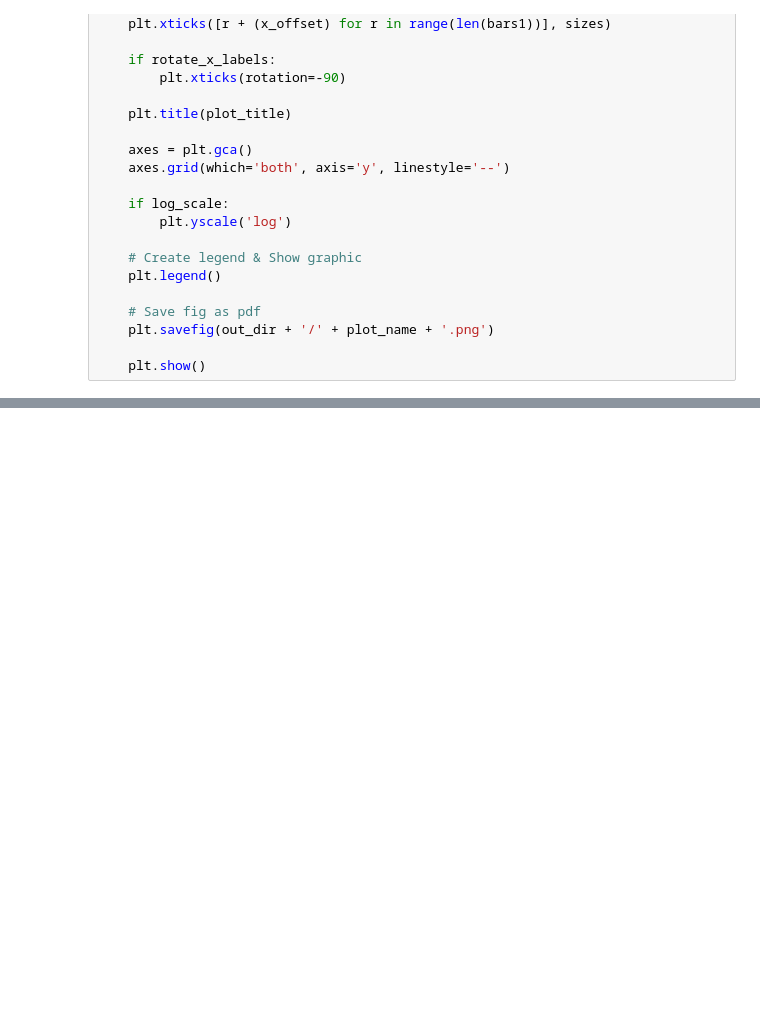
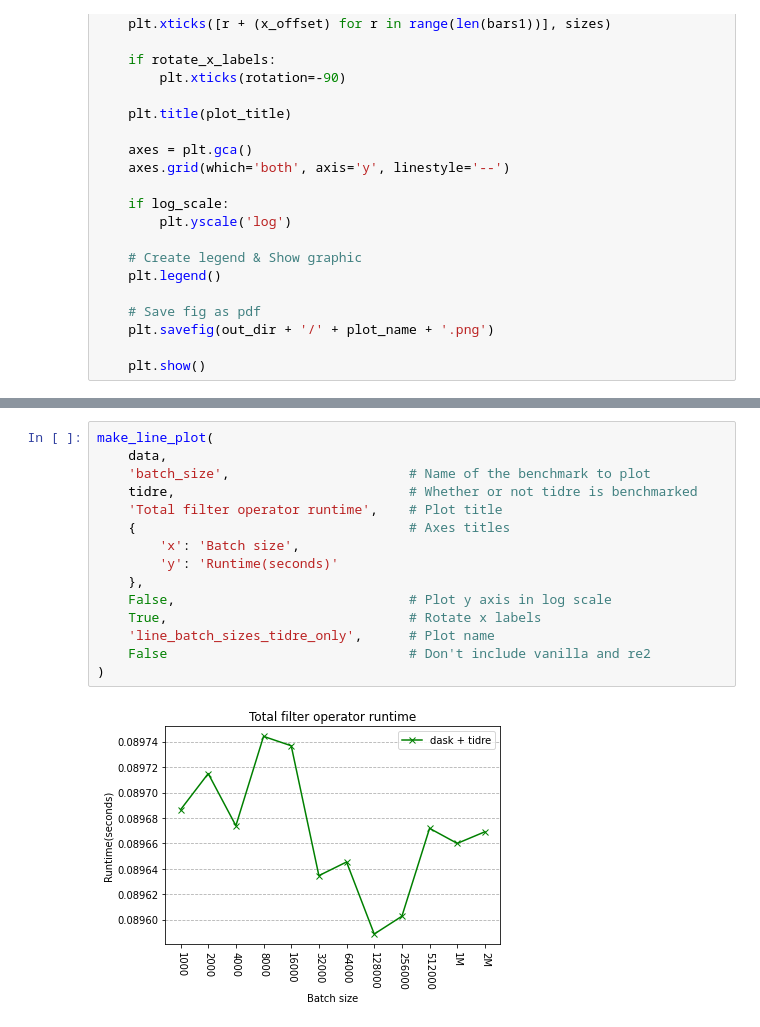
Before and after one commit to teratide/dask-accelerated, a Jupyter notebook: notebooks/plots.ipynb, the cells around one changed output, grey strips where cells are left out. Cells and saved outputs as stored; diff of their text form; blank space fills up the shorter version.

```diff
--- a/notebooks/plots.ipynb
+++ b/notebooks/plots.ipynb
@@ -233,0 +236,17 @@ make_line_plot(
+# %%
+make_line_plot(
+    data,
+    'batch_size',                       # Name of the benchmark to plot
+    tidre,                              # Whether or not tidre is benchmarked
+    'Total filter operator runtime',    # Plot title
+    {                                   # Axes titles
+        'x': 'Batch size',
+        'y': 'Runtime(seconds)'
+    },
+    False,                              # Plot y axis in log scale
+    True,                               # Rotate x labels
+    'line_batch_sizes_tidre_only',      # Plot name
+    False                               # Don't include vanilla and re2
+)
+# %% [output]
+[figure, added]
```
Also changed, not shown: parts of 5 cells of this notebook.
